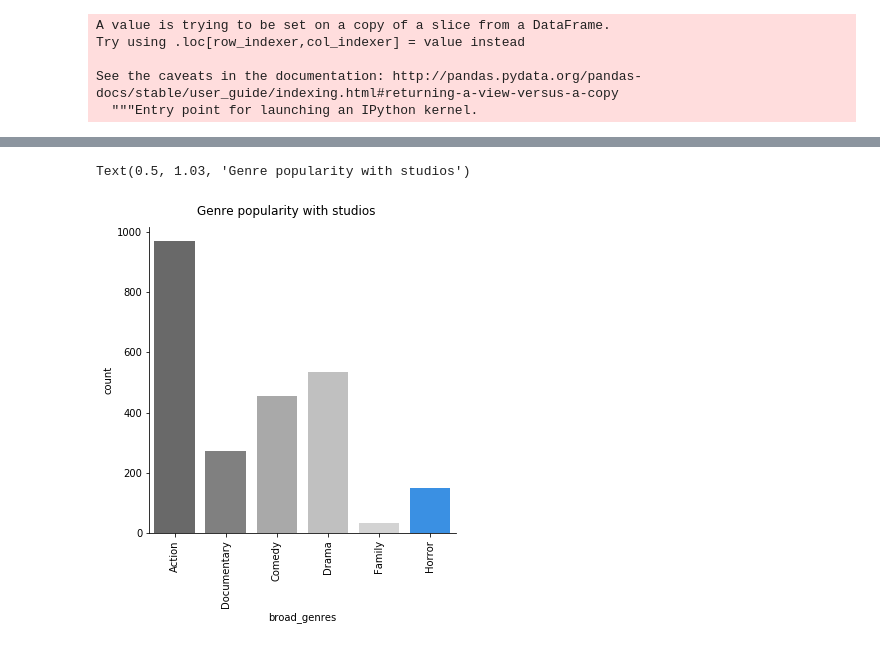
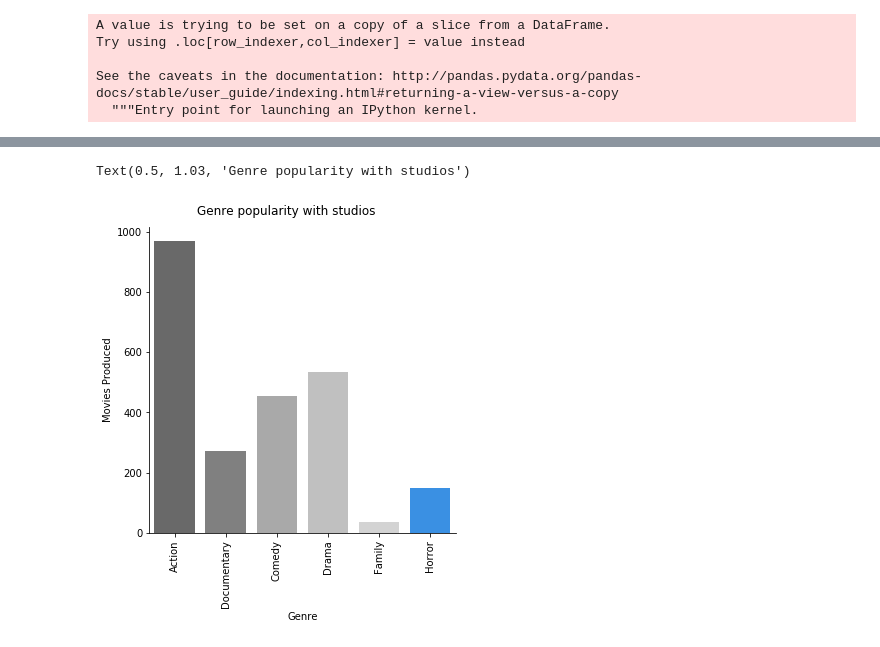
Before and after one commit to JillCarrie/Module1, a Jupyter notebook: data/project1.ipynb, the cells around one changed output, grey strips where cells are left out. Drawn from its saved outputs; the diff is of its cells as text; code cells hidden in the pictures.

```diff
--- a/data/project1.ipynb
+++ b/data/project1.ipynb
@@ -1095,3 +1098,4 @@ See the caveats in the documentation: http://pandas.pydata.org/pandas-docs/stabl
 # %%
 palette = ['#D3D3D3', '#C0C0C0','#A9A9A9','#808080','#696969', '#1E90FF'] #color palette options for all charts
 palette2 = ['#696969','#808080','#A9A9A9','#C0C0C0','#D3D3D3','#1E90FF']
+sns.set_context = 'talk'
@@ -1167,7 +1201,8 @@ sns.relplot(x='production_budget_log', y='global_ROI', hue='broad_genres',data=p
 # %%
 c = sns.catplot(x='broad_genres', data=primary_genre, kind='count', palette=palette2)
+c.set(xlabel='Genre', ylabel='Movies Produced')
 c.set_xticklabels(rotation = 90)
 c.fig.suptitle('Genre popularity with studios', y=1.03)
 # %% [output]
 Text(0.5, 1.03, 'Genre popularity with studios')
-[figure, old version]
+[figure, new version]
```
Also changed, not shown: parts of 17 cells of this notebook.
